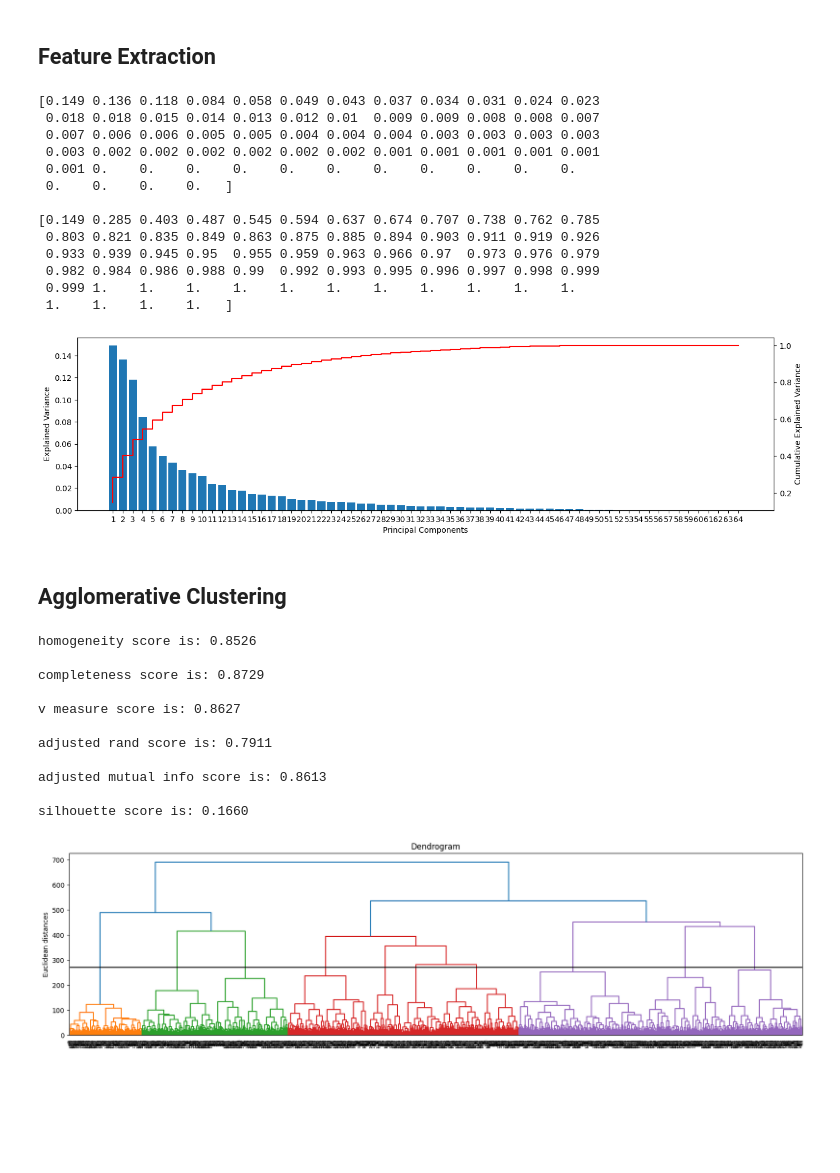
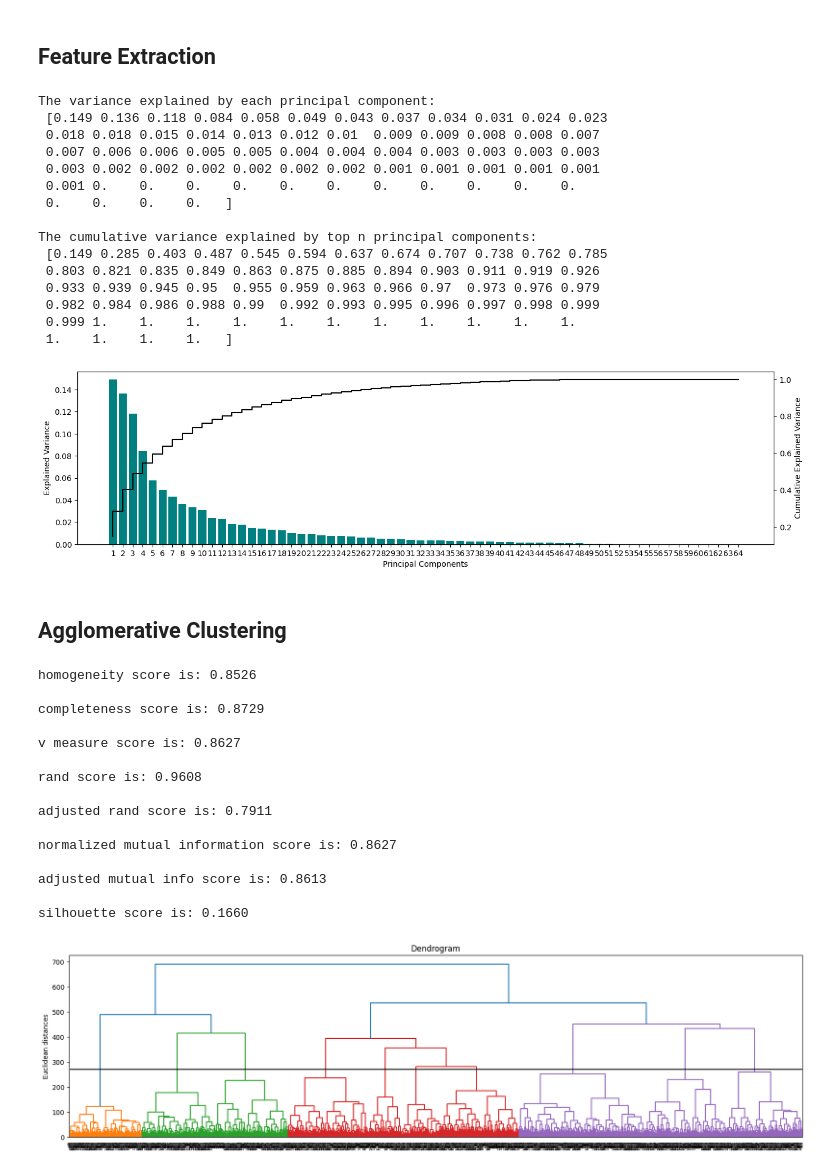
Before and after one commit to SBU-r/CIV555-Fall24, a Jupyter notebook: Notebooks/Clustering.ipynb, the cells around one changed output. Drawn from its saved outputs; the diff is of its cells as text; code cells hidden in the pictures; blank space fills up the shorter version.

```diff
--- a/Notebooks/Clustering.ipynb
+++ b/Notebooks/Clustering.ipynb
@@ -207,20 +208,22 @@ pca.fit(df) # fit the model on the normalized dataset (i.e., this determines the
 df_pca = pca.transform(df) # apply dimensional reduction to the normalized data to obtain principal components
 # %%
 # the proportion of variances explained by PCs
-print(pca.explained_variance_ratio_.round(3),'\n')
+print(f'The variance explained by each principal component:\n {pca.explained_variance_ratio_.round(3)} \n')
 
 # the proportion of variances explained by top PCs
 X_var_ratio_cum=np.cumsum(pca.explained_variance_ratio_) # no.cumsum() returns the cumulative sum of the elements along a given axis
-print(X_var_ratio_cum.round(3))
+print(f'The cumulative variance explained by top n principal components: \n {X_var_ratio_cum.round(3)}')
 # %% [output]
-[0.149 0.136 0.118 0.084 0.058 0.049 0.043 0.037 0.034 0.031 0.024 0.023
+The variance explained by each principal component:
+ [0.149 0.136 0.118 0.084 0.058 0.049 0.043 0.037 0.034 0.031 0.024 0.023
  0.018 0.018 0.015 0.014 0.013 0.012 0.01  0.009 0.009 0.008 0.008 0.007
  0.007 0.006 0.006 0.005 0.005 0.004 0.004 0.004 0.003 0.003 0.003 0.003
  0.003 0.002 0.002 0.002 0.002 0.002 0.002 0.001 0.001 0.001 0.001 0.001
  0.001 0.    0.    0.    0.    0.    0.    0.    0.    0.    0.    0.
  0.    0.    0.    0.   ]
 
-[0.149 0.285 0.403 0.487 0.545 0.594 0.637 0.674 0.707 0.738 0.762 0.785
+The cumulative variance explained by top n principal components:
+ [0.149 0.285 0.403 0.487 0.545 0.594 0.637 0.674 0.707 0.738 0.762 0.785
  0.803 0.821 0.835 0.849 0.863 0.875 0.885 0.894 0.903 0.911 0.919 0.926
  0.933 0.939 0.945 0.95  0.955 0.959 0.963 0.966 0.97  0.973 0.976 0.979
  0.982 0.984 0.986 0.988 0.99  0.992 0.993 0.995 0.996 0.997 0.998 0.999
@@ -229,18 +232,20 @@ print(X_var_ratio_cum.round(3))
 # %%
 # Visualize the variance explained by different principal components
 fig, ax = plt.subplots(1,1, figsize=(16,4))
+
 # we use a bar chart to show the variance explained by each principal component
-ax.bar(np.arange(1,No_PC+1,1), pca.explained_variance_ratio_)
+ax.bar(np.arange(1,No_PC+1,1), pca.explained_variance_ratio_,color='teal')
 ax.set_xticks(range(1,No_PC+1))
 ax.set_xlabel('Principal Components')
 ax.set_ylabel('Explained Variance')
+
 # we use the line chart or step chart to show the cumulative variance explained by the top n principal components
-ax2 = ax.twinx() # .twinx() creates the secondary axes by sharing the x axis
-ax2.step(range(1,No_PC+1),X_var_ratio_cum, color='red')
+ax2 = ax.twinx() # .twinx() creates the secondary y axis by sharing the x axis
+ax2.step(range(1,No_PC+1),X_var_ratio_cum, color='k')
 ax2.set_ylabel('Cumulative Explained Variance')
 plt.show();
 # %% [output]
-[figure, old version]
+[figure, new version]
 # %%
 # Select features for the clustering analysis
 X3=df_pca[:,0:39]
@@ -257,11 +262,15 @@ Cluster= AgglomerativeClustering(n_clusters=10,
 # %%
 # evaluation
 from sklearn import metrics
+
 y_predict = Cluster.labels_
+
 print(f'homogeneity score is: {metrics.homogeneity_score(y,y_predict):.4f}','\n')
 print(f'completeness score is: {metrics.completeness_score(y,y_predict):.4f}','\n')
-print(f'v measure score is: {metrics.v_measure_score(y,y_predict):.4f}','\n')
+print(f'v measure score is: {metrics.v_measure_score(y,y_predict,beta=1):.4f}','\n')
+print(f'rand score is: {metrics.rand_score(y,y_predict):.4f}','\n')
 print(f'adjusted rand score is: {metrics.adjusted_rand_score(y,y_predict):.4f}','\n')
+print(f'normalized mutual information score is: {metrics.normalized_mutual_info_score(y,y_predict):.4f}','\n')
 print(f'adjusted mutual info score is: {metrics.adjusted_mutual_info_score(y,y_predict):.4f}','\n')
 print(f'silhouette score is: {metrics.silhouette_score(df,y_predict,metric="euclidean",sample_size=300,random_state=0):.4f}','\n')
 # %% [output]
@@ -271,7 +280,11 @@ completeness score is: 0.8729
 
 v measure score is: 0.8627
 
+rand score is: 0.9608
+
 adjusted rand score is: 0.7911
+
+normalized mutual information score is: 0.8627
 
 adjusted mutual info score is: 0.8613
 
```
Also changed, not shown: parts of 8 cells of this notebook.
